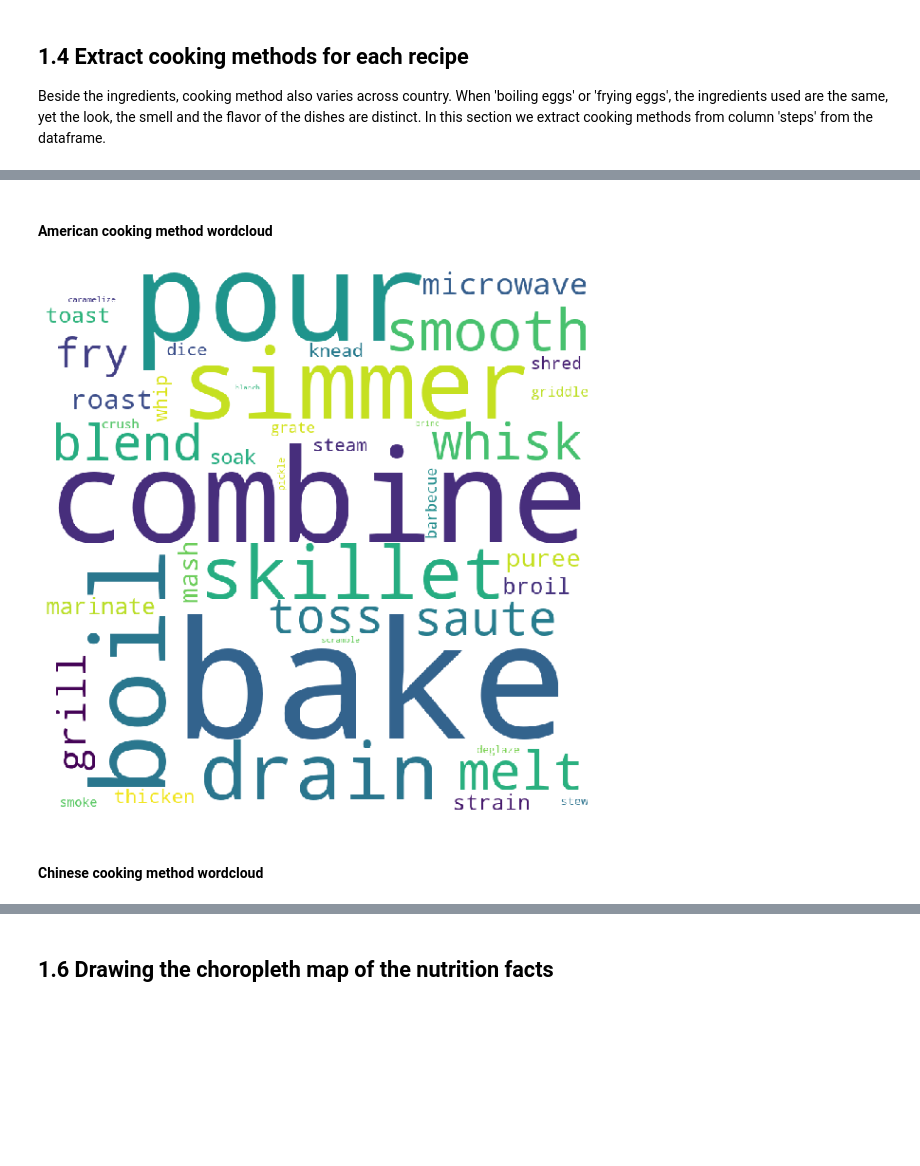
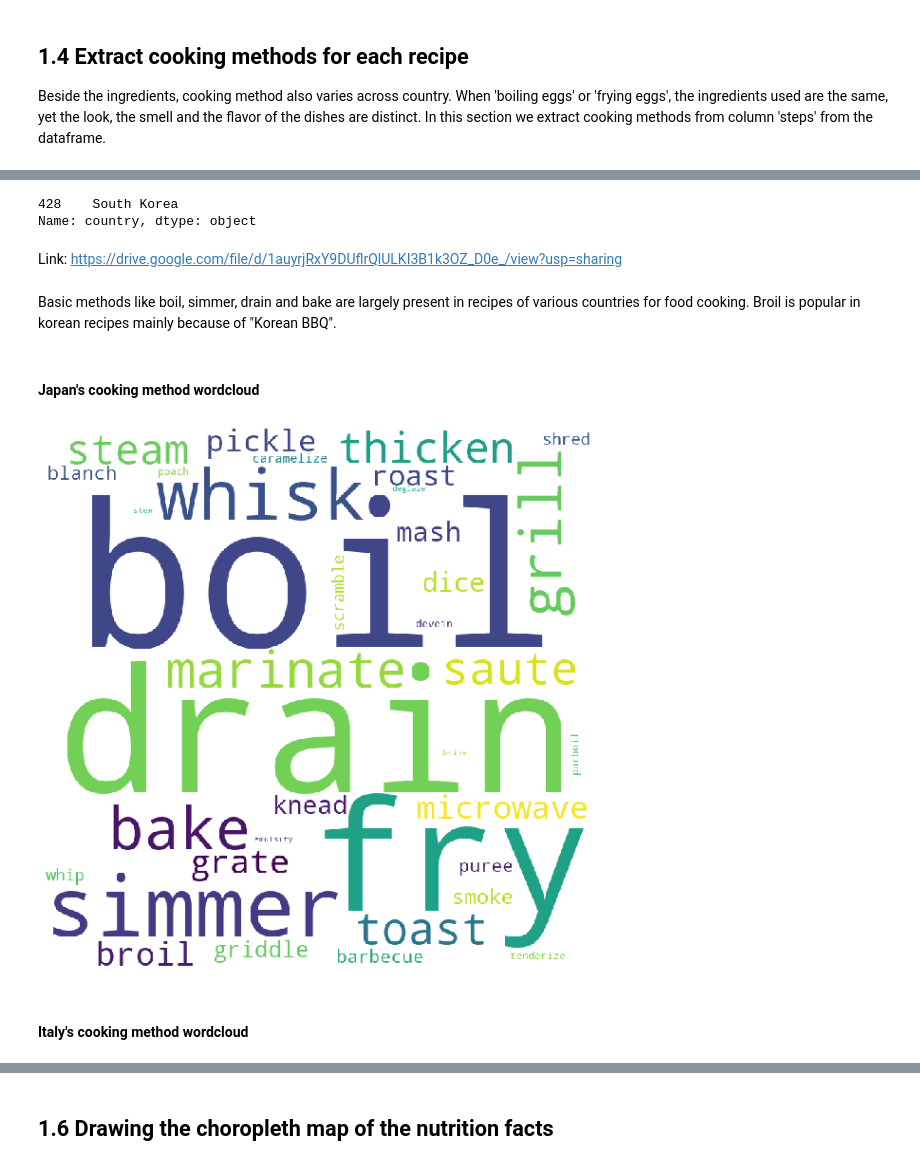
Before and after one commit to JiahuaWU/ada2019, a Jupyter notebook: FinalNotebook.ipynb, the cells around one changed output, grey strips where cells are left out. Drawn from its saved outputs; the diff is of its cells as text; code cells hidden in the pictures; blank space fills up the shorter version.

```diff
--- a/FinalNotebook.ipynb
+++ b/FinalNotebook.ipynb
@@ -192,0 +243,4 @@ season_country = recipe_country_seasoning.groupby(['country', 'seasoning'])['id'
+# %%
+recipe_country = recipe_country.dropna(subset=['ingredients']).reset_index(drop=True)
+# %%
+recipe_country.ingredients = recipe_country.ingredients.apply(remove_adj)
@@ -231,4 +366,9 @@ method_list = ['bake', 'barbecue', 'blanch', 'boil', 'braise', 'brine', 'broil',
 recipe_cooking = recipe_country.copy()
 # %%
 recipe_cooking['steps'] = recipe_cooking['steps'].apply(eval)
+# %%
+# We apply lemmatization to unify form of words.
+recipe_cooking['steps'] = recipe_cooking['steps'].apply(word_cleaning).apply(eval_trim)
+# %%
+recipe_cooking.dropna(subset=['steps'], inplace=True)
 # %%
@@ -262,0 +424,5 @@ method_country = method_country.to_frame().droplevel(0).reset_index()
+# %%
+method_country.country[method_country['method'] == 'broil']
+# %% [output]
+428    South Korea
+Name: country, dtype: object
@@ -263,10 +431,14 @@ method_country = method_country.to_frame().droplevel(0).reset_index()
+# %% [markdown]
+Link: https://drive.google.com/file/d/1auyrjRxY9DUflrQlULKI3B1k3OZ_D0e_/view?usp=sharing
+# %% [markdown]
+Basic methods like boil, simmer, drain and bake are largely present in recipes of various countries for food cooking. Broil is popular in korean recipes mainly because of "Korean BBQ".
 # %% [markdown]
-#### American cooking method wordcloud
+#### Japan's cooking method wordcloud
 # %%
-data = recipe_cooking_e[recipe_cooking_e['country'] == 'United States of America']['method'].values
+data = recipe_cooking_e[recipe_cooking_e['country'] == 'Japan']['method'].values
 plt_wordcloud(data)
 # %% [output]
-[figure, old version]
+[figure, new version]
 # %% [markdown]
-#### Chinese cooking method wordcloud
+#### Italy's cooking method wordcloud
 # %%
```
Also changed, not shown: parts of 122 cells of this notebook.
